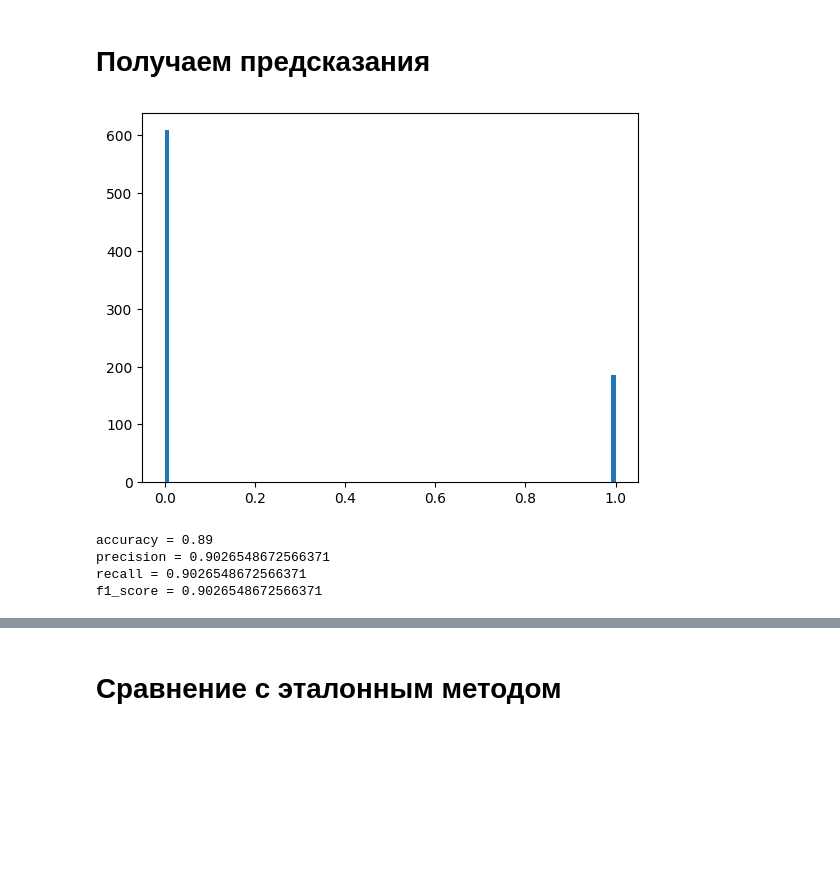
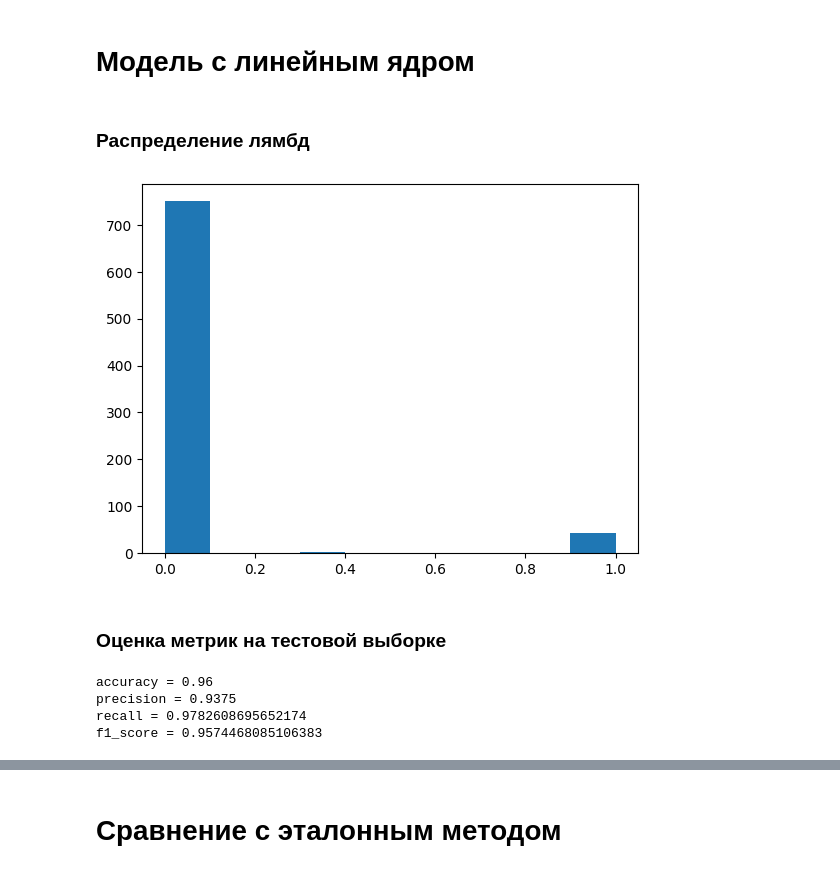
Before and after one commit to itmo-mla/fall-2025, a Jupyter notebook: students/kasiutin-ia/lab3/source/model_inference.ipynb, the cells around one changed output, grey strips where cells are left out. Saved outputs shown, nothing was run; the diff lists cells and outputs as text; code cells hidden in the pictures; blank space fills up the shorter version.

```diff
--- a/students/kasiutin-ia/lab3/source/model_inference.ipynb
+++ b/students/kasiutin-ia/lab3/source/model_inference.ipynb
@@ -11,18 +41,6 @@ from sklearn.datasets import make_classification
 # %%
-dataset = pd.read_csv("processed_dataset.csv", index_col=0)
-dataset = (
-    dataset.drop_duplicates()
-)  # чтобы не было двух одинаковых точек (тогда dist=0)
-
-X = dataset.drop(columns="RainTomorrow").to_numpy()
-y = dataset["RainTomorrow"].to_numpy()
-
-samples_idx = np.random.choice(len(X), 1000, replace=False)
-X = X[samples_idx]
-y = y[samples_idx]
-
-X, y = make_classification(n_samples=1000, n_features=2, n_redundant=0, class_sep=1, n_clusters_per_class=1)
-y = np.where(y == 0, -1, y)
+X, y = make_classification(n_samples=1000, n_features=2, n_informative=2, n_redundant=0, n_clusters_per_class=1, class_sep=0.9)
+y = y * 2 - 1  # преобразование меток из {0, 1} в {-1, 1}
 
 X_train, X_test, y_train, y_test = train_test_split(
     X, y, test_size=0.2, random_state=42
@@ -30,32 +54,32 @@ X_train, X_test, y_train, y_test = train_test_split(
 # %% [markdown]
-# Получаем предсказания
+# Модель с линейным ядром
 # %%
-from new_svm import SVM, LinearKernel, SquaredKernel, RBFKernel
+from svm import SVM, LinearKernel, SquaredKernel, RBFKernel
+from utils import MetricsEstimator
 
 
 model = SVM(1, LinearKernel())
-res, mask = model.fit(X_train, y_train, maxiter=1000, ftol=1e-3)
+lambdas, mask = model.fit(X_train, y_train, maxiter=1000, ftol=1e-3)
+# %% [markdown]
+### Распределение лямбд
 # %%
-import matplotlib.pyplot as plt
-
-plt.hist(res, bins=100)
+plt.hist(lambdas, bins=10)
+plt.grid
 plt.show()
 # %% [output]
-[figure, old version]
+[figure, new version]
+# %% [markdown]
+### Оценка метрик на тестовой выборке
 # %%
 predictions = []
 for elem in X_test:
     predictions.append(model.predict(elem))
+
+metric_estimator = MetricsEstimator()
+metric_estimator.get_metrics(y_test, np.array(predictions).astype(int))
+print(metric_estimator)
+# %% [output]
+accuracy = 0.96
+precision = 0.9375
+recall = 0.9782608695652174
+f1_score = 0.9574468085106383
-# %%
-from utils import MetricsEstimator
-
-metric_estimator = MetricsEstimator()
-
-metric_estimator.get_metrics(y_test, np.array(predictions).astype(int))
-
-print(metric_estimator)
-# %% [output]
-accuracy = 0.89
-precision = 0.9026548672566371
-recall = 0.9026548672566371
-f1_score = 0.9026548672566371
```
Also changed, not shown: parts of 29 cells of this notebook, 8 other files.
